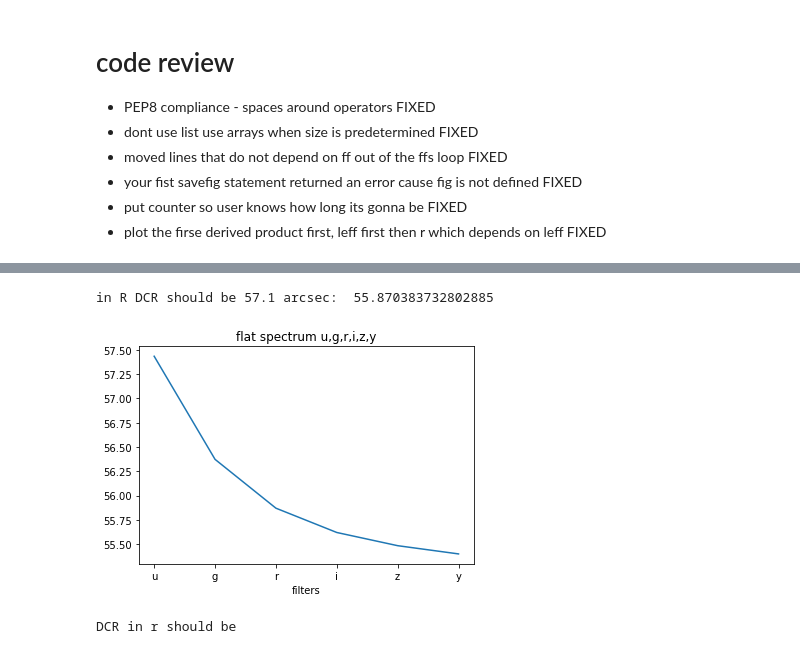
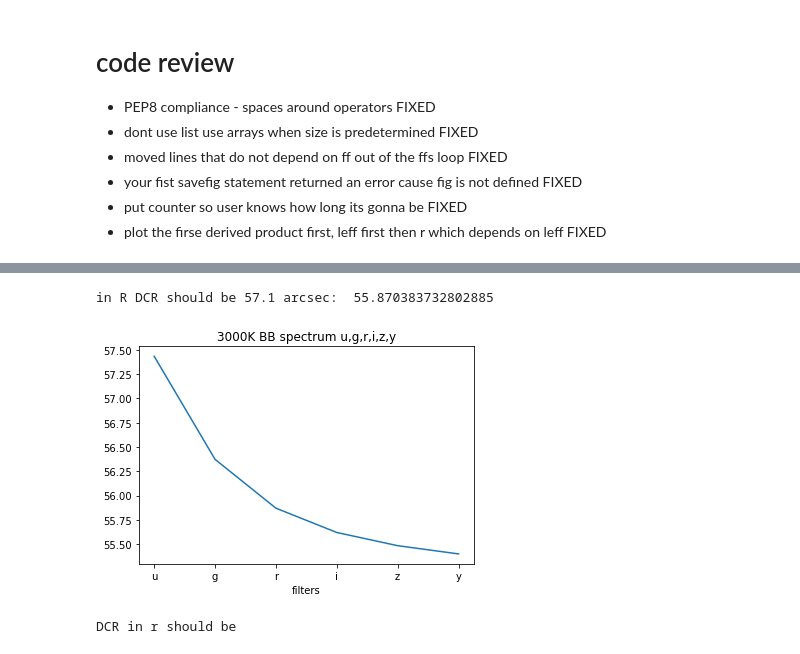
Before and after one commit to RileyWClarke/RAFTS, a Jupyter notebook: testing_nb_RWC.ipynb, the cells around one changed output, grey strips where cells are left out. Saved outputs shown, nothing was run; the diff lists cells and outputs as text; code cells hidden in the pictures.

```diff
--- a/testing_nb_RWC.ipynb
+++ b/testing_nb_RWC.ipynb
@@ -24,18 +77,15 @@ plt.plot(WAVELENGTH, make_bb(WAVELENGTH, 2800, normed=1.6e22))
 # %%
-import numpy as np
-from utils import *
-
 filters = ['u', 'g', 'r', 'i', 'z', 'y']
 
 #weff = np.array([lamb_eff_BB(band="g", temp=t, verbose=False) for t in range(100,100000,1000)])
 weff = np.array([lamb_eff_BB(band=f, temp=3000, verbose=False) for f in filters])
-plt.plot(dcr_offset(weff, airmass = 1.4))
+plt.plot(dcr_offset(weff, airmass = airmass))
 plt.xlabel("filters")
 plt.xticks(range(6), labels=["u","g","r","i","z","y"])
-plt.title("flat spectrum u,g,r,i,z,y")
-print("in R DCR should be 57.1 arcsec: ", dcr_offset(weff[2], airmass = 1.4))
+plt.title("3000K BB spectrum u,g,r,i,z,y")
+print("in R DCR should be 57.1 arcsec: ", dcr_offset(weff[2], airmass = airmass))
 # %% [output]
 in R DCR should be 57.1 arcsec:  55.870383732802885
-[figure, old version]
+[figure, new version]
 # %%
 weff = np.array([lamb_eff_BB(band=f, temp=3000, verbose=False) for f in filters])
```
Also changed, not shown: parts of 12 cells of this notebook, 8 other files.
